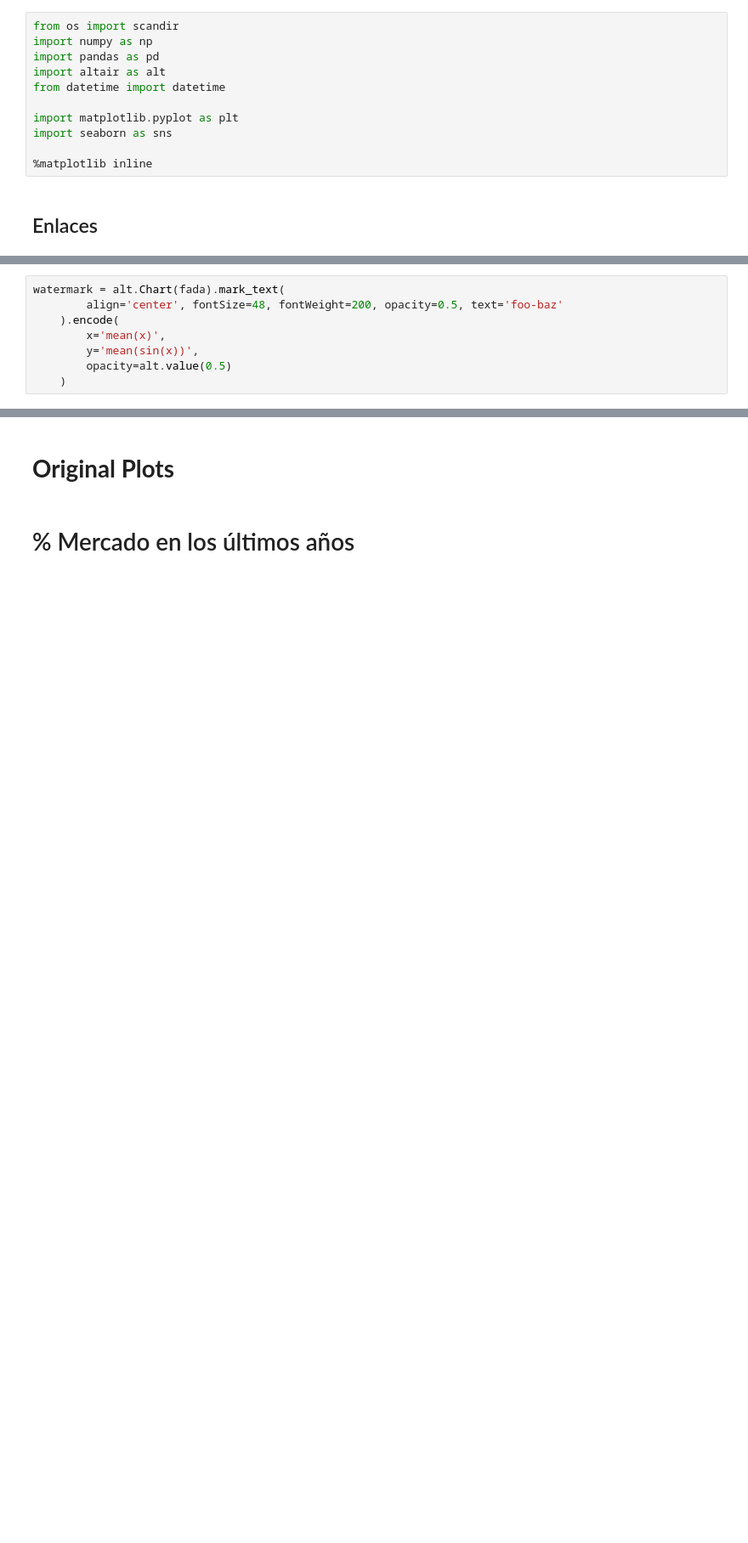
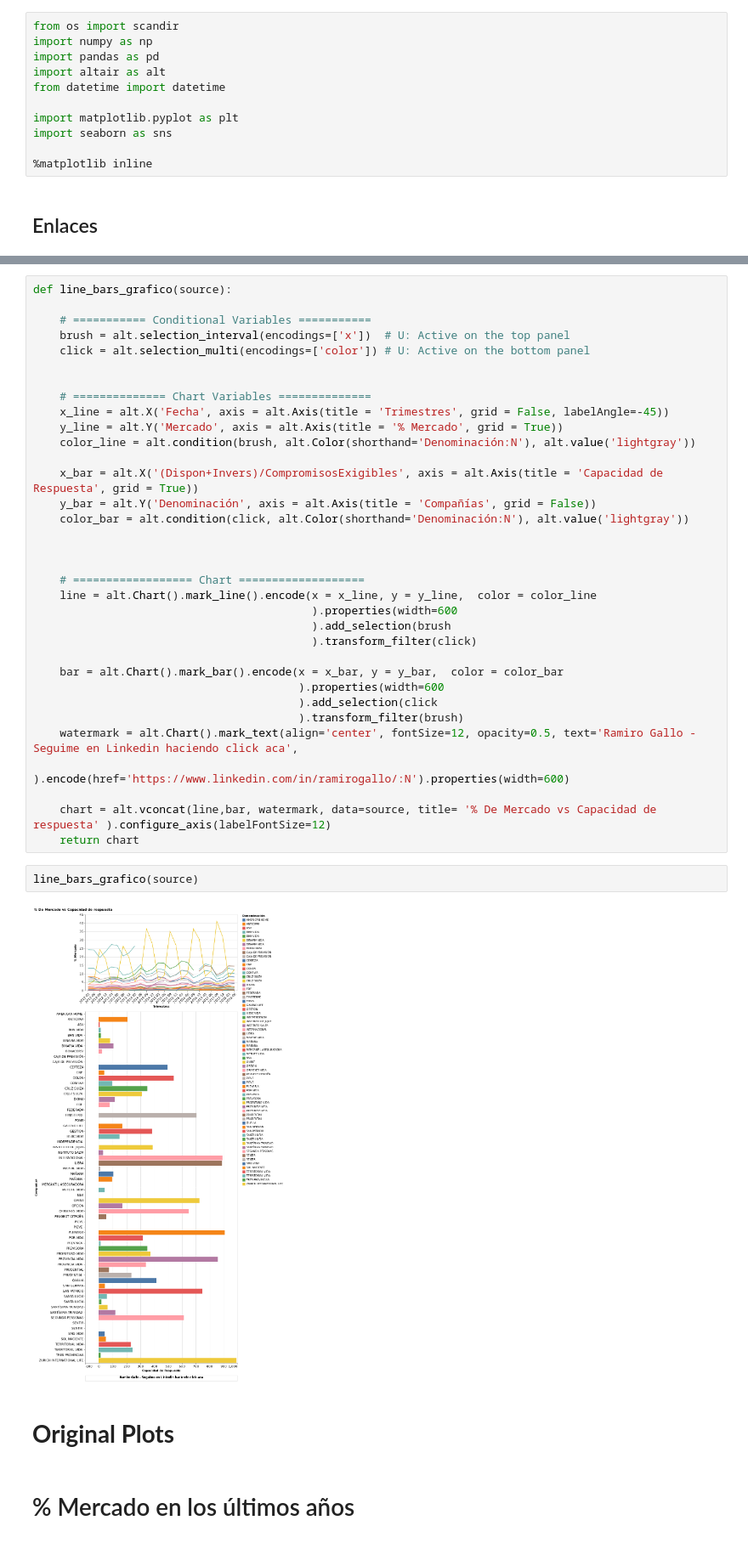
Before and after one commit to asnramos/Pandas_and_Altair, a Jupyter notebook: SSN/SSN - Indicadores - 2 - Graficos.ipynb, the cells around one changed output, grey strips where cells are left out. Shown at 85% size. Cells and saved outputs as stored; diff of their text form; blank space fills up the shorter version.

Commit message:
Finalizo el plot interactivo de Mercado y Capacidad de respuesta

```diff
--- a/SSN/SSN - Indicadores - 2 - Graficos.ipynb
+++ b/SSN/SSN - Indicadores - 2 - Graficos.ipynb
@@ -78,8 +44,0 @@ grafico('Mercado')
-# %%
-watermark = alt.Chart(fada).mark_text(
-        align='center', fontSize=48, fontWeight=200, opacity=0.5, text='foo-baz'
-    ).encode(
-        x='mean(x)',
-        y='mean(sin(x))',
-        opacity=alt.value(0.5)
-    )
@@ -120,3 +45,41 @@ chart = scatter | legend
+# %%
+def line_bars_grafico(source):
+
+    # =========== Conditional Variables ===========
+    brush = alt.selection_interval(encodings=['x'])  # U: Active on the top panel
+    click = alt.selection_multi(encodings=['color']) # U: Active on the bottom panel
+
+
+    # ============== Chart Variables ==============
+    x_line = alt.X('Fecha', axis = alt.Axis(title = 'Trimestres', grid = False, labelAngle=-45))
+    y_line = alt.Y('Mercado', axis = alt.Axis(title = '% Mercado', grid = True))
+    color_line = alt.condition(brush, alt.Color(shorthand='Denominación:N'), alt.value('lightgray'))
+
+    x_bar = alt.X('(Dispon+Invers)/CompromisosExigibles', axis = alt.Axis(title = 'Capacidad de Respuesta', grid = True))
+    y_bar = alt.Y('Denominación', axis = alt.Axis(title = 'Compañías', grid = False))
+    color_bar = alt.condition(click, alt.Color(shorthand='Denominación:N'), alt.value('lightgray'))
+
+
+
+    # ================== Chart ===================
+    line = alt.Chart().mark_line().encode(x = x_line, y = y_line,  color = color_line
+                                          ).properties(width=600
+                                          ).add_selection(brush
+                                          ).transform_filter(click)
+
+    bar = alt.Chart().mark_bar().encode(x = x_bar, y = y_bar,  color = color_bar
+                                        ).properties(width=600
+                                        ).add_selection(click
+                                        ).transform_filter(brush)
+    watermark = alt.Chart().mark_text(align='center', fontSize=12, opacity=0.5, text='Ramiro Gallo - Seguime en Linkedin haciendo click aca',
+                                      ).encode(href='https://www.linkedin.com/in/ramirogallo/:N').properties(width=600)
+
+    chart = alt.vconcat(line,bar, watermark, data=source, title= '% De Mercado vs Capacidad de respuesta' ).configure_axis(labelFontSize=12)
+    return chart
+# %%
+line_bars_grafico(source)
+# %% [output]
+[figure, added]
 # %% [markdown]
 # **Original Plots**
 # %% [markdown]
```
Also changed, not shown: parts of 7 cells of this notebook, 7 other files.
